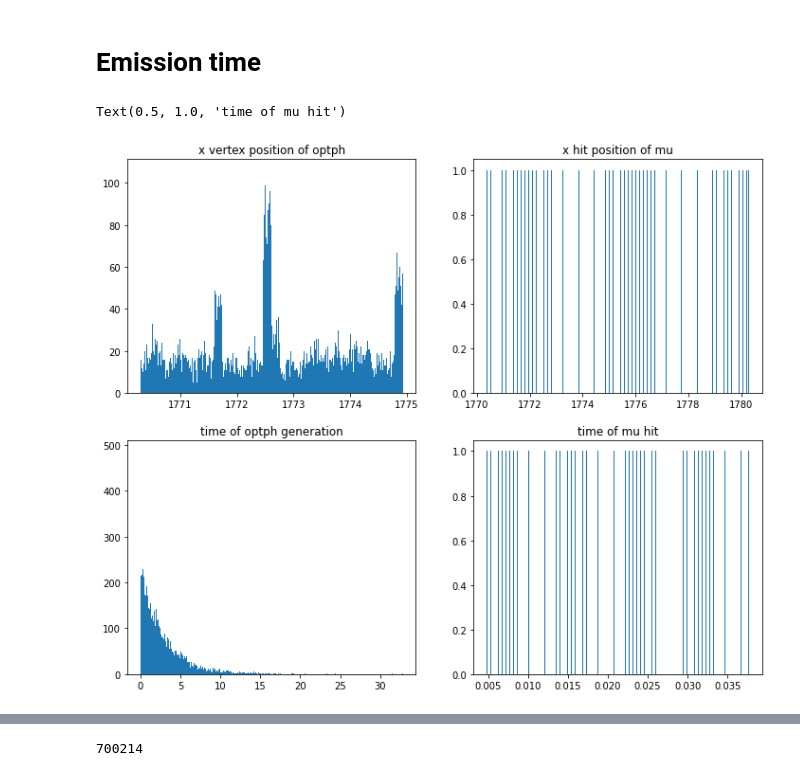
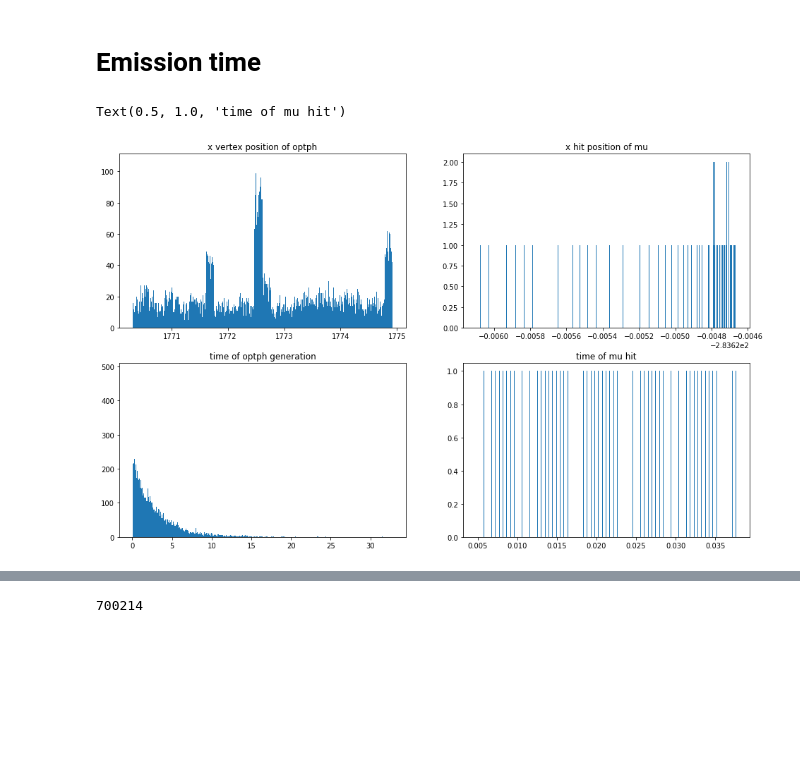
Before and after one commit to RowanKell/work_eic, a Jupyter notebook: macros/Variation/PDF_Estimation.ipynb, the cells around one changed output, grey strips where cells are left out. Drawn from its saved outputs; the diff is of its cells as text; code cells hidden in the pictures; blank space fills up the shorter version.

```diff
--- a/macros/Variation/PDF_Estimation.ipynb
+++ b/macros/Variation/PDF_Estimation.ipynb
@@ -31,6 +31,7 @@ events = up.open(uproot_path)
 # %%
 hit_time_branch = events["HcalBarrelHits.time"].array(library='np')
 hit_x_pos_branch = events["HcalBarrelHits.position.x"].array(library='np')
+hit_z_pos_branch = events["HcalBarrelHits.position.z"].array(library='np')
 Hits_MC_idx_branch = events["_HcalBarrelHits_MCParticle.index"].array(library='np')
 
 
@@ -44,6 +45,7 @@ count = 0
 hit_time_list = []
 x_vertex = []
 hit_x_list = []
+hit_z_list = []
 time_vertex = []
 for i in range(len(hit_time_branch)):
     if(i > 0):
@@ -56,19 +58,20 @@ for i in range(len(hit_time_branch)):
         if(Hits_MC_idx_branch[i][j] == 0):
             hit_time_list.append(hit_time_branch[i][j])
             hit_x_list.append(hit_x_pos_branch[i][j])
+            hit_z_list.append(hit_z_pos_branch[i][j])
 #             print(hit_time_branch[i][j])
             count+=1
 #             break
 # %%
-fig, axs = plot.subplots(2,2, figsize = (12,10))
+fig, axs = plot.subplots(2,2, figsize = (16,10))
 axs[0,0].hist(x_vertex, bins = 500);
 axs[0,0].set_title("x vertex position of optph")
-axs[0,1].hist(hit_x_list, bins = 500);
+axs[0,1].hist(hit_z_list, bins = 500);
 axs[0,1].set_title("x hit position of mu")
 axs[1,0].hist(time_vertex, bins = 500);
 axs[1,0].set_title("time of optph generation")
 axs[1,1].hist(hit_time_list, bins = 500);
 axs[1,1].set_title("time of mu hit")
 # %% [output]
 Text(0.5, 1.0, 'time of mu hit')
-[figure, old version]
+[figure, new version]
```
Also changed, not shown: parts of 1 cell of this notebook, 25 other files.
